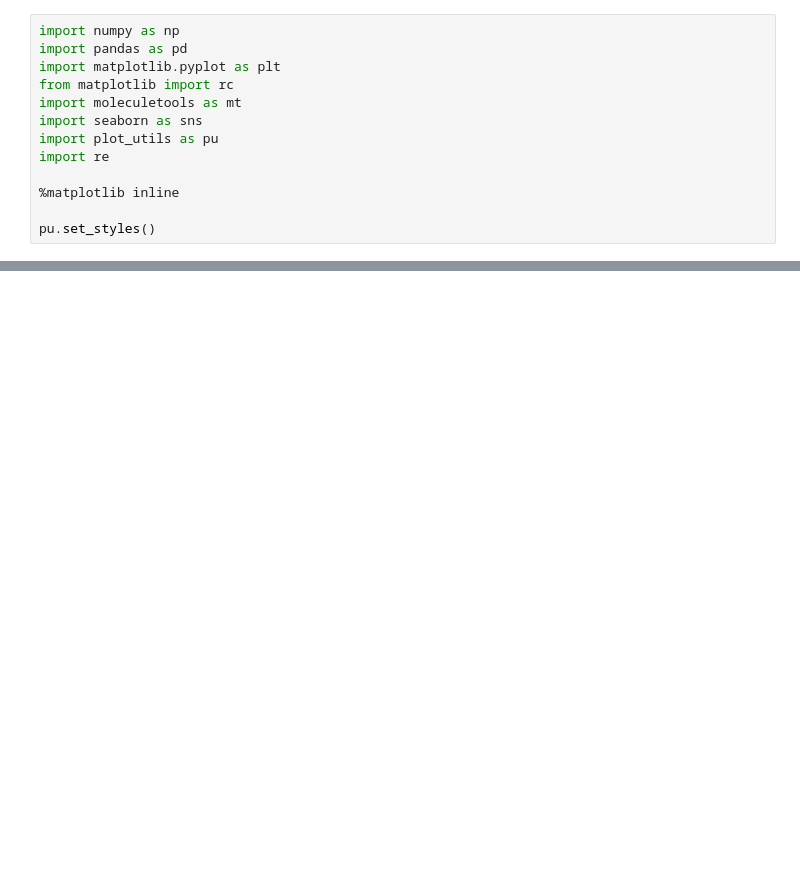
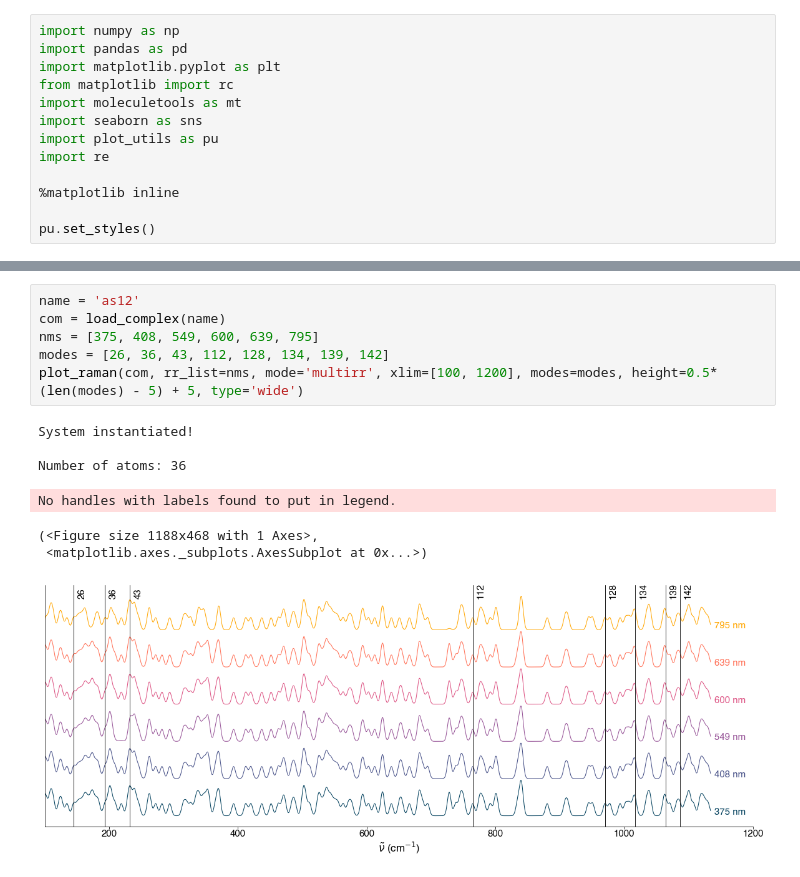
Before and after one commit to oscarigrexas/eomt-oscar, a Jupyter notebook: exploration/plot-spectra.ipynb, the cells around one changed output, grey strips where cells are left out. Drawn from its saved outputs; the diff is of its cells as text; blank space fills up the shorter version.

```diff
--- a/exploration/plot-spectra.ipynb
+++ b/exploration/plot-spectra.ipynb
@@ -447,3 +416,17 @@ No handles with labels found to put in legend.
+# %%
+name = 'as12'
+com = load_complex(name)
+nms = [375, 408, 549, 600, 639, 795]
+modes = [26, 36, 43, 112, 128, 134, 139, 142]
+plot_raman(com, rr_list=nms, mode='multirr', xlim=[100, 1200], modes=modes, height=0.5*(len(modes) - 5) + 5, type='wide')
+# %% [output]
+System instantiated!
+
+Number of atoms: 36
+No handles with labels found to put in legend.
+(<Figure size 1188x468 with 1 Axes>,
+ <matplotlib.axes._subplots.AxesSubplot at 0x...>)
+[figure, added]
 # %%
 sys = System(name='STX')
 sys.load_uv('/Users/oscar/Dropbox/s3/flowers-and-stx/stx/uv-stx.log')
```
Also changed, not shown: parts of 14 cells of this notebook, 23 other files.
